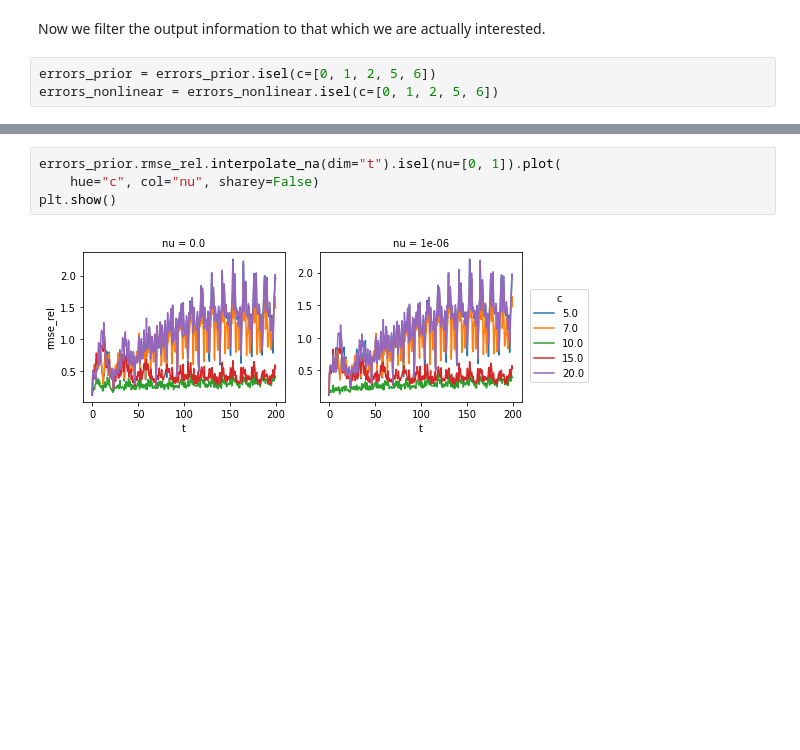
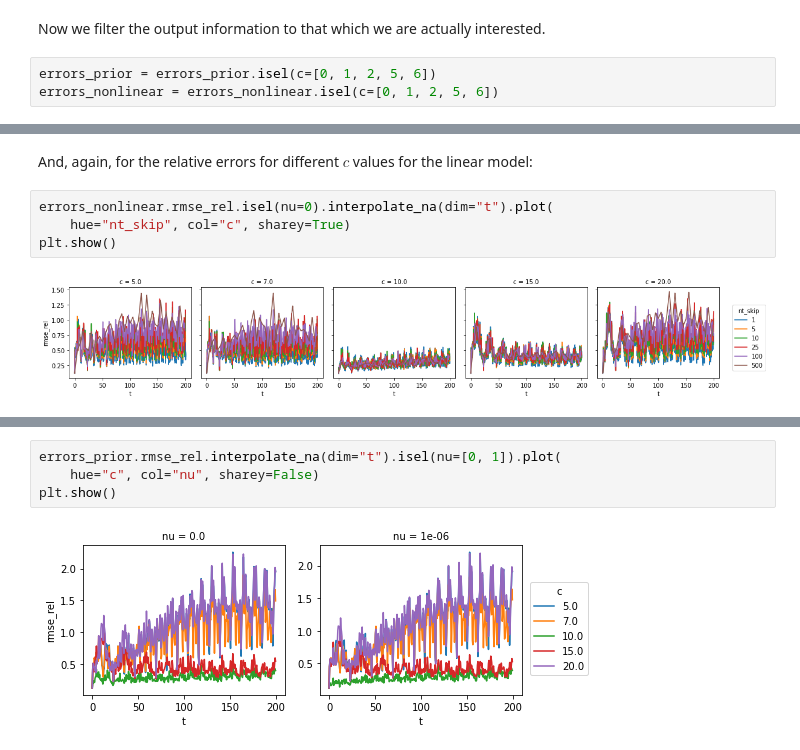
Before and after one commit to connor-duffin/sswfe, a Jupyter notebook: docs/swe-filter-1d-bump-misspecified-comparison.ipynb, the cells around one changed output, grey strips where cells are left out. Cells and saved outputs as stored; diff of their text form; blank space fills up the shorter version.

```diff
--- a/docs/swe-filter-1d-bump-misspecified-comparison.ipynb
+++ b/docs/swe-filter-1d-bump-misspecified-comparison.ipynb
@@ -115,0 +127,8 @@ errors_nonlinear = errors_nonlinear.isel(c=[0, 1, 2, 5, 6])
+# %% [markdown]
+And, again, for the relative errors for different $c$ values for the linear model:
+# %%
+errors_nonlinear.rmse_rel.isel(nu=0).interpolate_na(dim="t").plot(
+    hue="nt_skip", col="c", sharey=True)
+plt.show()
+# %% [output]
+[figure, added]
```
Also changed, not shown: parts of 20 cells of this notebook, 4 other files.
